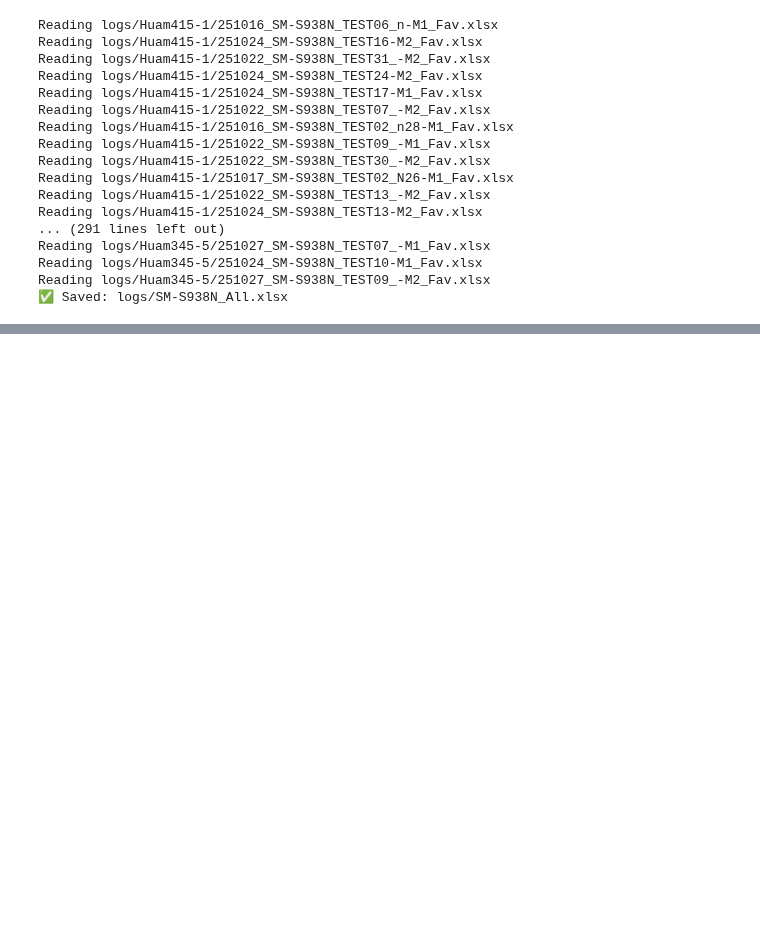
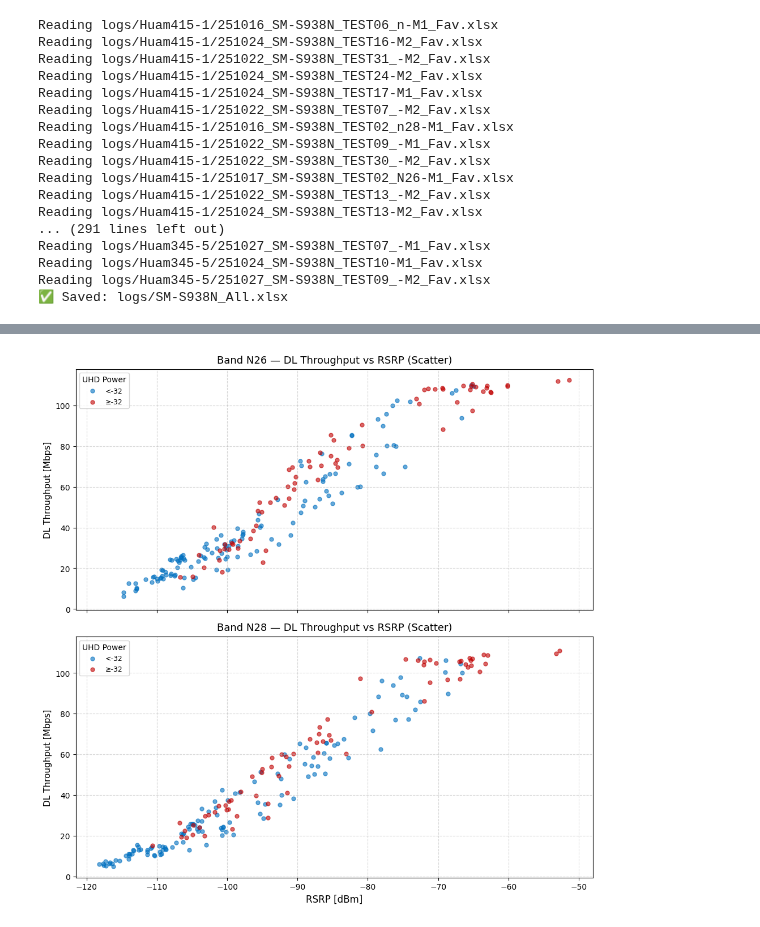
Before and after one commit to joostone-ahn/nr-field-analysis, a Jupyter notebook: field-analysis_251027.ipynb, the cells around one changed output, grey strips where cells are left out. Saved outputs shown, nothing was run; the diff lists cells and outputs as text; code cells hidden in the pictures; blank space fills up the shorter version.

```diff
--- a/field-analysis_251027.ipynb
+++ b/field-analysis_251027.ipynb
@@ -99,0 +110,5 @@ Reading logs/SM-S938N_All.xlsx
+# %%
+import _common
+df_pair = _common.grid_kpi(df, grid_size=25, rb_min=48, sample_min=10)
+df_uhd = df_pair.dropna(subset=['uhd_max'])
+display(df_uhd)
@@ -100,3 +129,71 @@ Reading logs/SM-S938N_All.xlsx
+# %%
+import pandas as pd
+import numpy as np
+import matplotlib.pyplot as plt
+
+# ------------------------------------------------------------
+# 1️⃣ uhd_max 유효한 행만 추출 + 복사
+# ------------------------------------------------------------
+df_uhd = df_pair.dropna(subset=["uhd_max"]).copy()
+
+# ------------------------------------------------------------
+# 2️⃣ uhd_group 생성 (-32 기준)
+# ------------------------------------------------------------
+df_uhd["uhd_group"] = np.where(df_uhd["uhd_max"] >= -32, "≥-32", "<-32")
+
+# ------------------------------------------------------------
+# 3️⃣ 필요한 컬럼만 추출
+# ------------------------------------------------------------
+cols = [
+    "RSRP_mean_n26", "RSRP_mean_n28",
+    "DL_Tput_mean_n26", "DL_Tput_mean_n28",
+    "uhd_group"
+]
+df_sub = df_uhd[cols].copy()
+
+# ------------------------------------------------------------
+# 4️⃣ n26 / n28 데이터를 세로로 병합 (melt 구조)
+# ------------------------------------------------------------
+df_melt = pd.DataFrame({
+    "RSRP": pd.concat([df_sub["RSRP_mean_n26"], df_sub["RSRP_mean_n28"]], ignore_index=True),
+    "DL_Tput": pd.concat([df_sub["DL_Tput_mean_n26"], df_sub["DL_Tput_mean_n28"]], ignore_index=True),
+    "Band": ["n26"] * len(df_sub) + ["n28"] * len(df_sub),
+    "uhd_group": list(df_sub["uhd_group"]) + list(df_sub["uhd_group"])
+})
+
+# ------------------------------------------------------------
+# 5️⃣ 산포도 시각화
+# ------------------------------------------------------------
+fig, axes = plt.subplots(2, 1, figsize=(10, 10), sharex=True, sharey=True)
+
+color_map = {
+    "≥-32": "#C00000",  # 빨강 (UHD 강)
+    "<-32": "#0070C0"   # 파랑 (UHD 약)
+}
+
+for i, band in enumerate(["n26", "n28"]):
+    ax = axes[i]
+    for uhd_group, df_sub in df_melt[df_melt["Band"] == band].groupby("uhd_group"):
+        ax.scatter(
+            df_sub["RSRP"],
+            df_sub["DL_Tput"],
+            s=25,
+            alpha=0.6,
+            color=color_map[uhd_group],
+            label=f"{uhd_group}"
+        )
+
+    ax.set_title(f"Band {band.upper()} — DL Throughput vs RSRP (Scatter)", fontsize=13, pad=8)
+    ax.set_ylabel("DL Throughput [Mbps]", fontsize=11)
+    ax.grid(True, linestyle="--", alpha=0.5)
+    ax.legend(title="UHD Power", fontsize=9)
+    ax.invert_xaxis()  # ✅ x축 반전 (RSRP 오른쪽이 강한 신호)
+
+axes[-1].set_xlabel("RSRP [dBm]", fontsize=12)
+plt.tight_layout()
+plt.show()
+# %% [output]
+[figure, added]
 # %%
 import pandas as pd
 import matplotlib.pyplot as plt
```
Also changed, not shown: parts of 4 cells of this notebook.
